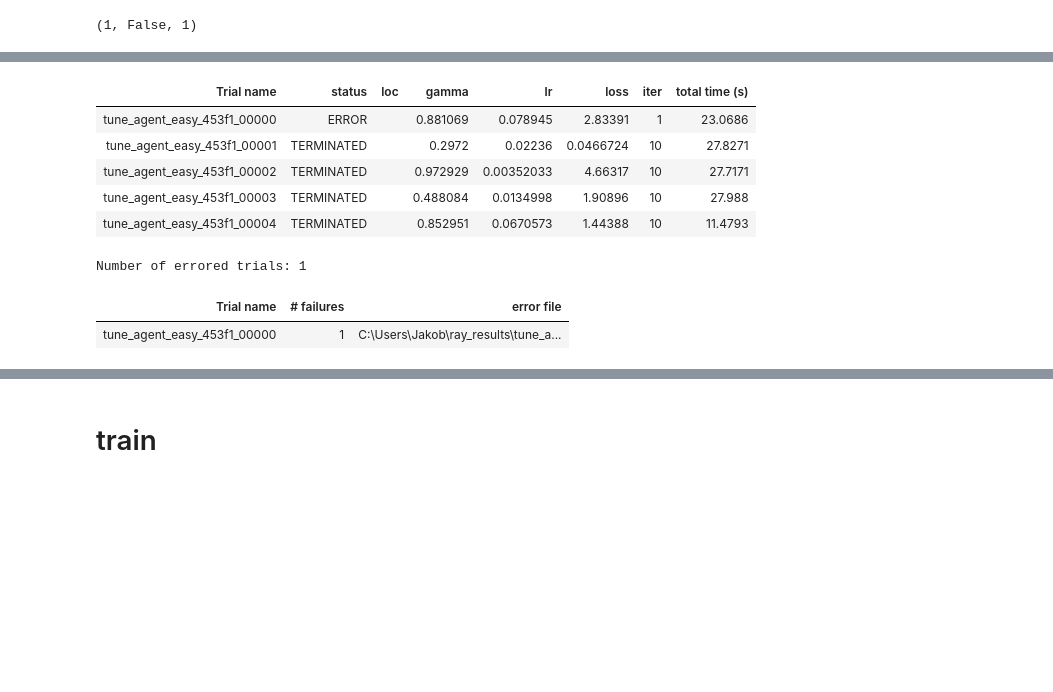
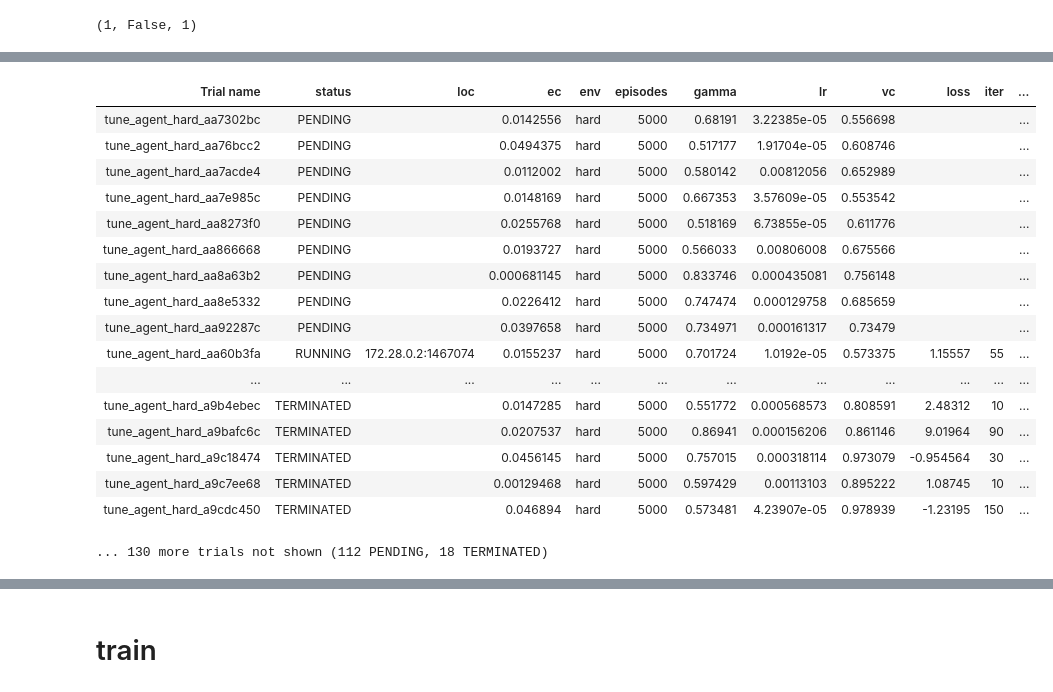
Before and after one commit to Kortelange/meta-reinforcement-learning, a Jupyter notebook: a2c_meta-bandits.ipynb, the cells around one changed output, grey strips where cells are left out. Drawn from its saved outputs; the diff is of its cells as text; code cells hidden in the pictures; blank space fills up the shorter version.

Commit message:
add tune to meta-bandits

```diff
--- a/a2c_meta-bandits.ipynb
+++ b/a2c_meta-bandits.ipynb
@@ -487,6 +518,6 @@ logging.getLogger().setLevel(logging.WARNING)
 
 agent = Agent(Model, env_name='restless')
 
-_, rewards, _, _ = agent.run_episode()
+_, rewards, _, _, _ = agent.run_episode()
 print(sum(rewards))
 # %% [output]
@@ -574,0 +613,17 @@ ray.shutdown()
+# %%
+a = RayAgent(Model, 'hard')
+b = np.random.choice([0,1], 100)
+c = b == np.argmax(a.env.bandit)
+# print(np.invert(c))
+# print(c)
+d = a.env.bandit.max() - c*a.env.bandit.max()-np.invert(c)*a.env.bandit.min()
+# print(d)
+print(np.sum(d))
+
+# trying to implement ray[tune]
+def tune_agent(config):
+    agent = RayAgent(Model, env_name = config['env'], learning_rate = config['lr'], gamma=config['gamma'], entropy_coefficient= config['ec'], value_coefficient=config['vc'])
+    # Enable Tune to make intermediate decisions by using a Tune Callback hook. This is Keras specific.
+    agent.train(config['episodes'])
+
+ray.shutdown()
@@ -575,13 +634,30 @@ ray.shutdown()
 # %%
+from ray.tune.schedulers import ASHAScheduler
+from hyperopt import hp
+from ray.tune.suggest.hyperopt import HyperOptSearch
+
+space = {
+    # "lr": hp.loguniform("lr", 1e-10, 0.1),
+    # "momentum": hp.uniform("momentum", 0.1, 0.9),
+}
+
+
+
+# analysis = tune.run(train_mnist, num_samples=10, search_alg=hyperopt_search)
 hyperparameter_space = {
-                        'lr': tune.loguniform(0.001, 0.1),
-                        'gamma': tune.uniform(0,1),
-                        'env': 'easy'}  # TODO: Fill me out.
-num_samples = 5  # TODO: Fill me out.
+                        'lr': hp.loguniform('lr', np.log(0.00001), np.log(0.01)),
+                        'gamma': hp.uniform('gamma',0.5,1),
+                        'env': 'hard',
+                        'vc': hp.uniform('vc', 0.5,1),
+                        'ec': hp.uniform('ec', 0,0.05),
+                        'episodes': 5000}  # TODO: Fill me out.
+hyperopt_search = HyperOptSearch(hyperparameter_space, metric = "cum_regret", mode="min")
+# obviously env and episodes are not hyperparameters but I just put them in there to update all in one go.
+num_samples = 150  # TODO: Fill me out.
 
 ####################################################################################################
 ################ This is just a validation function for tutorial purposes only. ####################
-HP_KEYS = ["lr", "gamma", "env"]
+HP_KEYS = ["lr", "gamma", "env", 'vc', 'ec']
 assert all(key in hyperparameter_space for key in HP_KEYS), (
     "The hyperparameter space is not fully designated. It must include all of {}".format(HP_KEYS))
 ######################################################################################################
@@ -589,14 +665,17 @@ assert all(key in hyperparameter_space for key in HP_KEYS), (
 ray.shutdown()  # Restart Ray defensively in case the ray connection is lost.
 ray.init(log_to_driver=False)
 # We clean out the logs before running for a clean visualization later.
-shutil.rmtree('~/ray_results/tune_agent', ignore_errors=True)
+# this line is obviously 'dangerous' and might be smart to remove later on.
+! rm -rf ~/ray_results/tune_agent
 
 analysis = tune.run(
     tune_agent,
     verbose=1,
     config=hyperparameter_space,
+    search_alg = hyperopt_search,
+    scheduler = ASHAScheduler(metric= 'cum_regret', mode = 'min', grace_period = 10, brackets=3, reduction_factor =3, max_t = hyperparameter_space['episodes']),
     num_samples=num_samples)
 
-assert len(analysis.trials) == 5, "Did you set the correct number of samples?"
+# assert len(analysis.trials) == num_samples, "Did you set the correct number of samples?"
 # %% [output]
 == Status ==
@@ -608,9 +687,18 @@ Number of trials: 5 (1 ERROR, 4 TERMINATED)
-| Trial name | status | loc | gamma | lr | loss | iter | total time (s) |
-| tune_agent_easy_453f1_00000 | ERROR |  | 0.881069 | 0.078945 | 2.83391 | 1 | 23.0686 |
-| tune_agent_easy_453f1_00001 | TERMINATED |  | 0.2972 | 0.02236 | 0.0466724 | 10 | 27.8271 |
-| tune_agent_easy_453f1_00002 | TERMINATED |  | 0.972929 | 0.00352033 | 4.66317 | 10 | 27.7171 |
-| tune_agent_easy_453f1_00003 | TERMINATED |  | 0.488084 | 0.0134998 | 1.90896 | 10 | 27.988 |
-| tune_agent_easy_453f1_00004 | TERMINATED |  | 0.852951 | 0.0670573 | 1.44388 | 10 | 11.4793 |
+| Trial name | status | loc | ec | env | episodes | gamma | lr | vc | loss | iter | ... |
+| tune_agent_hard_aa7302bc | PENDING |  | 0.0142556 | hard | 5000 | 0.68191 | 3.22385e-05 | 0.556698 |  |  | ... |
+| tune_agent_hard_aa76bcc2 | PENDING |  | 0.0494375 | hard | 5000 | 0.517177 | 1.91704e-05 | 0.608746 |  |  | ... |
+| tune_agent_hard_aa7acde4 | PENDING |  | 0.0112002 | hard | 5000 | 0.580142 | 0.00812056 | 0.652989 |  |  | ... |
+| tune_agent_hard_aa7e985c | PENDING |  | 0.0148169 | hard | 5000 | 0.667353 | 3.57609e-05 | 0.553542 |  |  | ... |
+| tune_agent_hard_aa8273f0 | PENDING |  | 0.0255768 | hard | 5000 | 0.518169 | 6.73855e-05 | 0.611776 |  |  | ... |
+| tune_agent_hard_aa866668 | PENDING |  | 0.0193727 | hard | 5000 | 0.566033 | 0.00806008 | 0.675566 |  |  | ... |
+| tune_agent_hard_aa8a63b2 | PENDING |  | 0.000681145 | hard | 5000 | 0.833746 | 0.000435081 | 0.756148 |  |  | ... |
+| tune_agent_hard_aa8e5332 | PENDING |  | 0.0226412 | hard | 5000 | 0.747474 | 0.000129758 | 0.685659 |  |  | ... |
+| tune_agent_hard_aa92287c | PENDING |  | 0.0397658 | hard | 5000 | 0.734971 | 0.000161317 | 0.73479 |  |  | ... |
+| tune_agent_hard_aa60b3fa | RUNNING | 172.28.0.2:1467074 | 0.0155237 | hard | 5000 | 0.701724 | 1.0192e-05 | 0.573375 | 1.15557 | 55 | ... |
+| ... | ... | ... | ... | ... | ... | ... | ... | ... | ... | ... | ... |
+| tune_agent_hard_a9b4ebec | TERMINATED |  | 0.0147285 | hard | 5000 | 0.551772 | 0.000568573 | 0.808591 | 2.48312 | 10 | ... |
+| tune_agent_hard_a9bafc6c | TERMINATED |  | 0.0207537 | hard | 5000 | 0.86941 | 0.000156206 | 0.861146 | 9.01964 | 90 | ... |
+| tune_agent_hard_a9c18474 | TERMINATED |  | 0.0456145 | hard | 5000 | 0.757015 | 0.000318114 | 0.973079 | -0.954564 | 30 | ... |
+| tune_agent_hard_a9c7ee68 | TERMINATED |  | 0.00129468 | hard | 5000 | 0.597429 | 0.00113103 | 0.895222 | 1.08745 | 10 | ... |
+| tune_agent_hard_a9cdc450 | TERMINATED |  | 0.046894 | hard | 5000 | 0.573481 | 4.23907e-05 | 0.978939 | -1.23195 | 150 | ... |
-Number of errored trials: 1
+... 130 more trials not shown (112 PENDING, 18 TERMINATED)
-| Trial name | # failures | error file |
-| tune_agent_easy_453f1_00000 | 1 | C:\Users\Jakob\ray_results\tune_a... |
```
Also changed, not shown: parts of 27 cells of this notebook.
